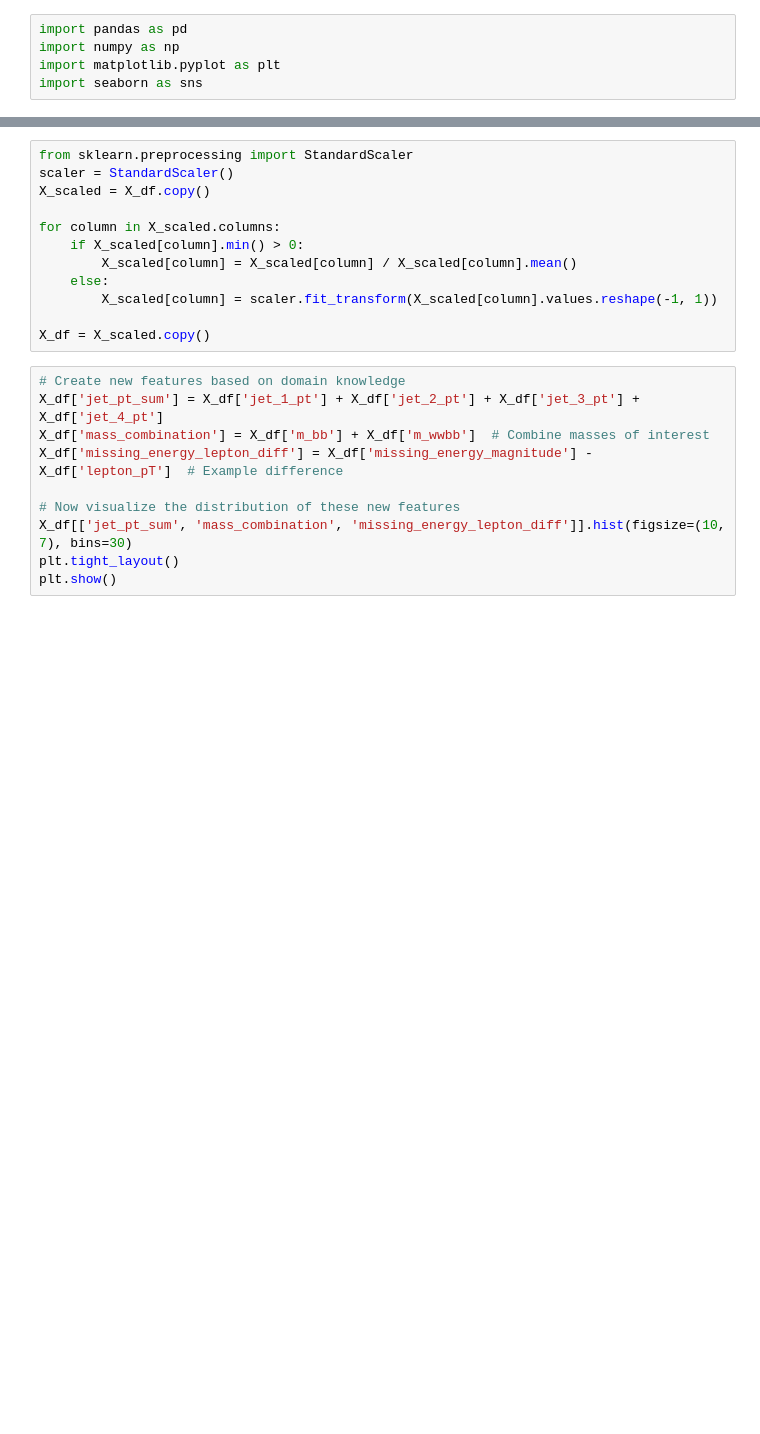
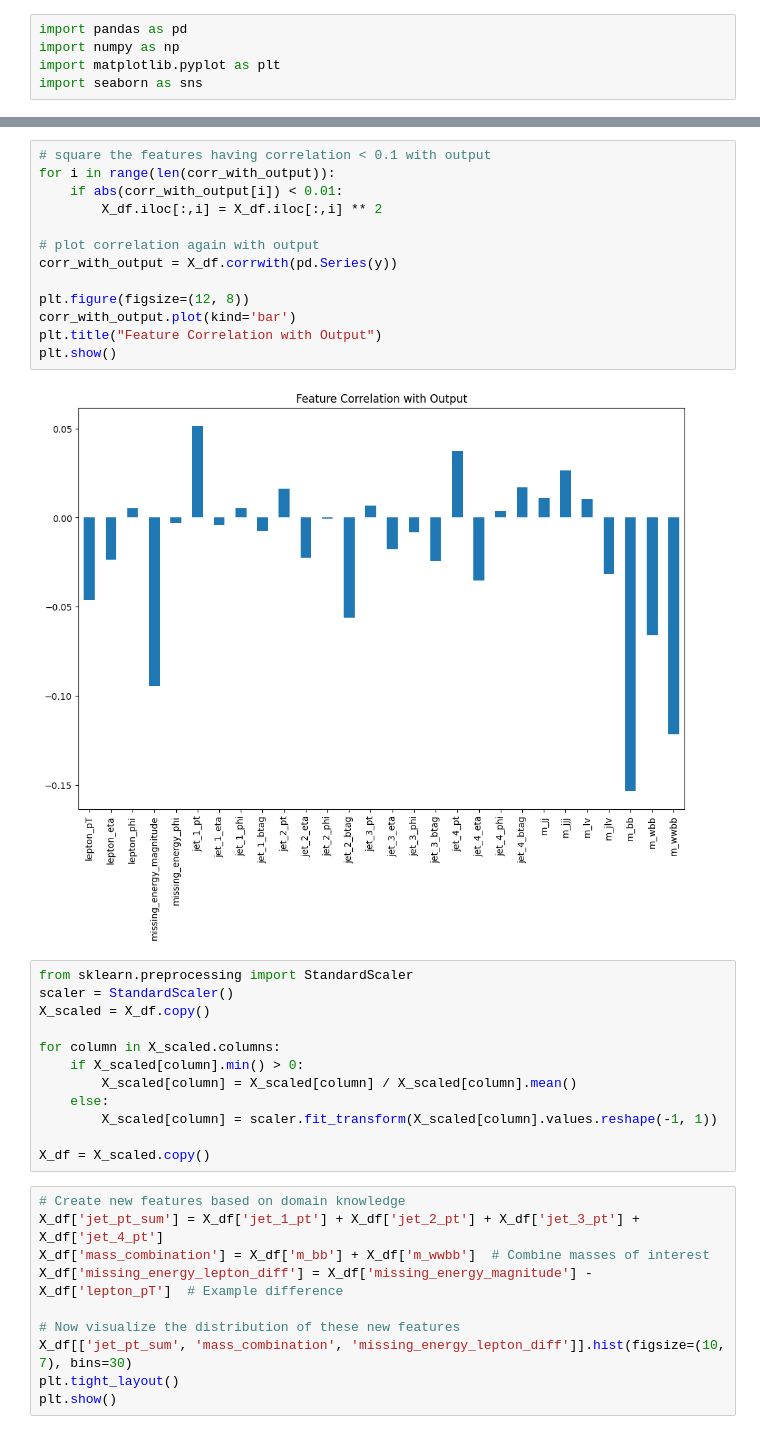
Before and after one commit to Nived04/CS60050_Particle_Collision_Classifier_Course-Asgnmt, a Jupyter notebook: test_analysis.ipynb, the cells around one changed output, grey strips where cells are left out. Saved outputs shown, nothing was run; the diff lists cells and outputs as text; blank space fills up the shorter version.

```diff
--- a/test_analysis.ipynb
+++ b/test_analysis.ipynb
@@ -48,3 +57,18 @@ plt.show()
+# %%
+# square the features having correlation < 0.1 with output
+for i in range(len(corr_with_output)):
+    if abs(corr_with_output[i]) < 0.01:
+        X_df.iloc[:,i] = X_df.iloc[:,i] ** 2
+
+# plot correlation again with output
+corr_with_output = X_df.corrwith(pd.Series(y))
+
+plt.figure(figsize=(12, 8))
+corr_with_output.plot(kind='bar')
+plt.title("Feature Correlation with Output")
+plt.show()
+# %% [output]
+[figure, added]
 # %%
 from sklearn.preprocessing import StandardScaler
 scaler = StandardScaler()
```
Also changed, not shown: parts of 12 cells of this notebook.
